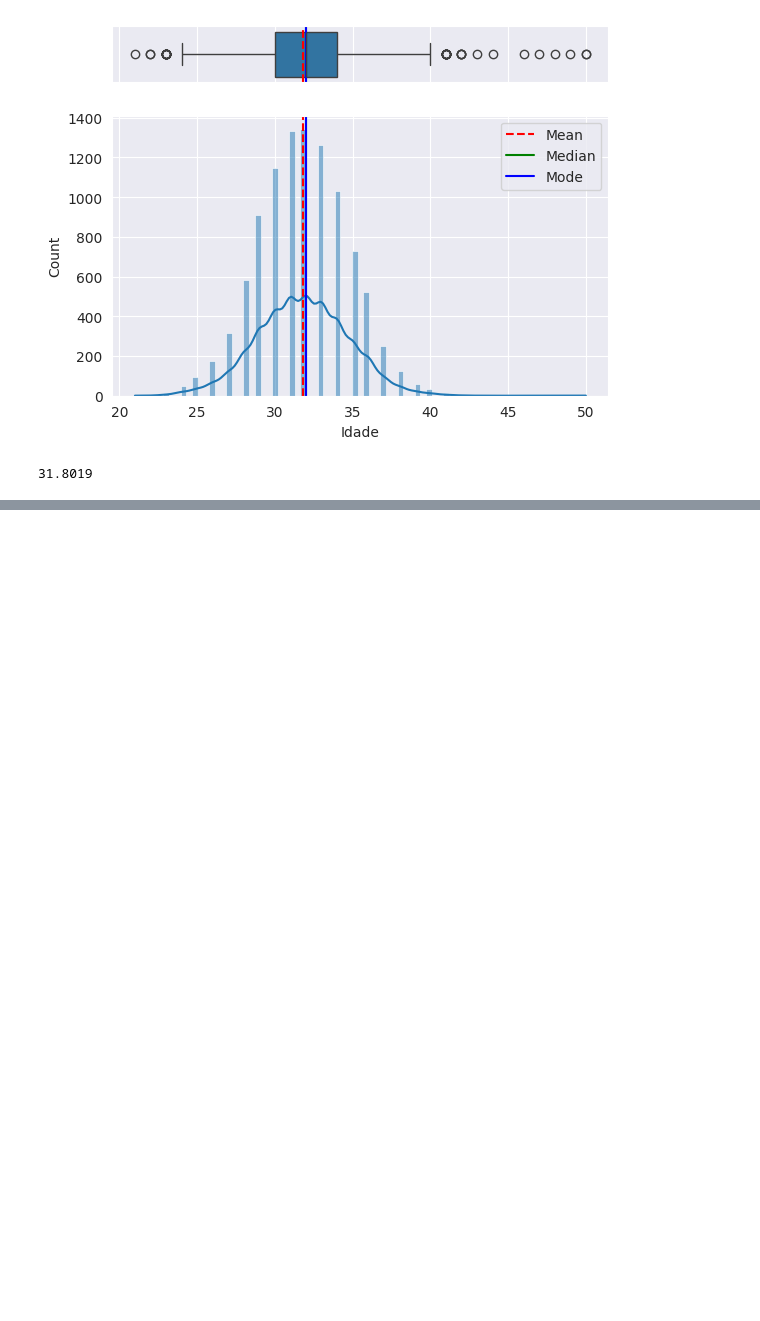
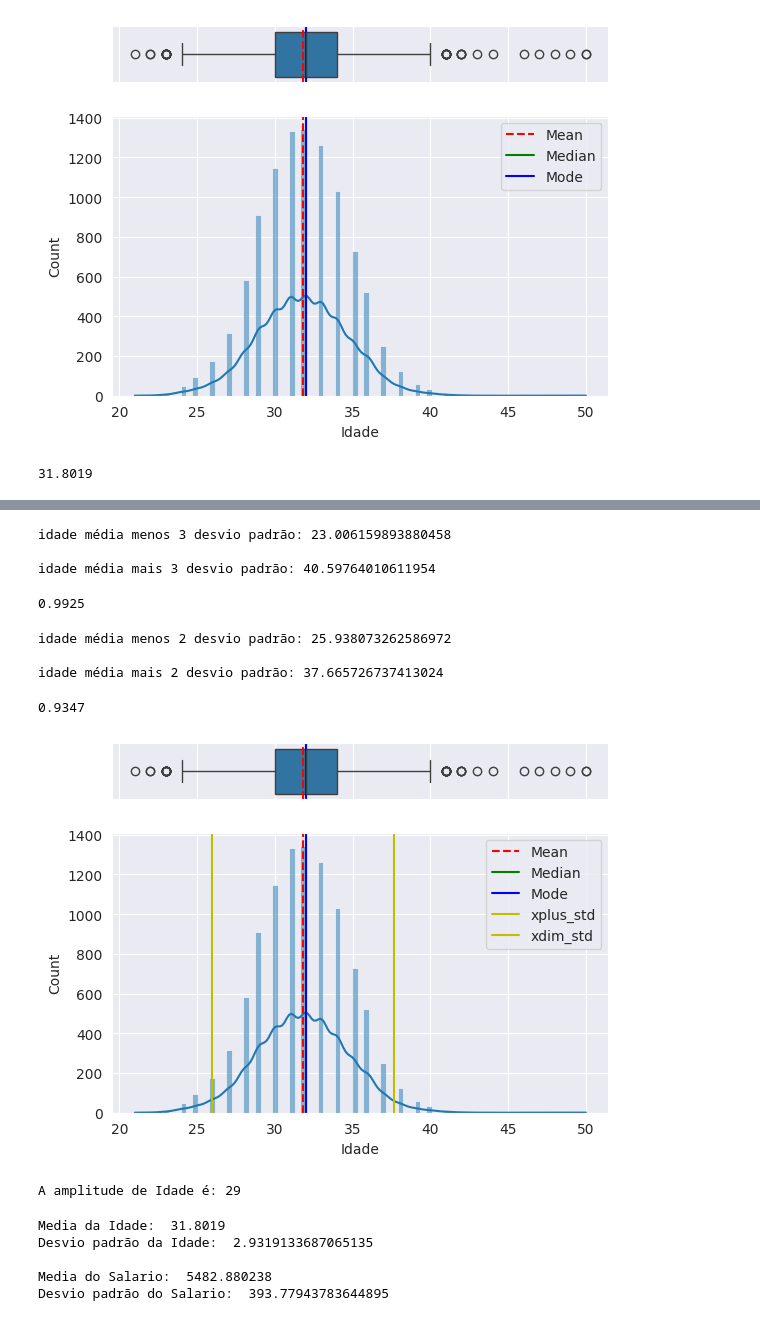
Before and after one commit to David-Castanheira/aula-analise-exploratoria-dados, a Jupyter notebook: aula_analise_exploratoria_dados.ipynb, the cells around one changed output, grey strips where cells are left out. Cells and saved outputs as stored; diff of their text form; code cells hidden in the pictures; blank space fills up the shorter version.

```diff
--- a/aula_analise_exploratoria_dados.ipynb
+++ b/aula_analise_exploratoria_dados.ipynb
@@ -1049,0 +1091,4 @@ mean
+# %%
+# Cálculo manual do desvio padrão, dado pela subtração das idades pela sua média
+dados['Dif_idade'] = dados['Idade'] - dados['Idade'].mean()
+dados[['Idade', 'Dif_idade']]
@@ -1049,0 +1109,4 @@ mean
+# %%
+# Cálculo de outro desvio padrão, dado pelo quadrado do desvio 1
+dados['Dif_idade_2'] = dados['Dif_idade'] ** 2
+dados[['Idade', 'Dif_idade', 'Dif_idade_2']]
@@ -1049,0 +1153,71 @@ mean
+# %%
+print('idade média menos 3 desvio padrão:', dados['Idade'].mean() - 3 * dados['Idade'].std())
+print('')
+print('idade média mais 3 desvio padrão:', dados['Idade'].mean() + 3 * dados['Idade'].std())
+# %% [output]
+idade média menos 3 desvio padrão: 23.006159893880458
+
+idade média mais 3 desvio padrão: 40.59764010611954
+# %%
+1 - (dados[dados['Idade'] >= 40]['Idade'].count() + dados[dados['Idade'] <= 23]['Idade'].count()) / len(dados['Idade'])
+# %% [output]
+0.9925
+# %%
+print('idade média menos 2 desvio padrão:', dados['Idade'].mean() - 2 * dados['Idade'].std())
+print('')
+print('idade média mais 2 desvio padrão:', dados['Idade'].mean() + 2 * dados['Idade'].std())
+# %% [output]
+idade média menos 2 desvio padrão: 25.938073262586972
+
+idade média mais 2 desvio padrão: 37.665726737413024
+# %%
+1 - (dados[dados['Idade'] >= 37]['Idade'].count() + dados[dados['Idade'] <= 25]['Idade'].count()) / len(dados['Idade'])
+# %% [output]
+0.9347
+# %%
+# Código passado em aula pelo professor - Licença de Antonello Manenti
+from matplotlib import pyplot as plt
+import pandas as pd
+import seaborn as sns
+
+f, (ax_box, ax_hist) = plt.subplots(2, sharex=True, gridspec_kw = {"height_ratios": (0.2, 1)})
+
+mean = dados['Idade'].mean()
+median = dados['Idade'].median()
+mode = dados['Idade'].mode().values[0]
+mean_plus_std = dados['Idade'].mean() + 2 * dados['Idade'].std()
+mean_dim_std = dados['Idade'].mean() - 2 * dados['Idade'].std()
+
+sns.boxplot(data = dados, x = "Idade", ax = ax_box)
+ax_box.axvline(mean, color='r', linestyle='--')
+ax_box.axvline(median, color='g', linestyle='-')
+ax_box.axvline(mode, color='b', linestyle='-')
+
+sns.histplot(data = dados, x = "Idade", ax = ax_hist, kde = True)
+ax_hist.axvline(mean, color='r', linestyle='--', label="Mean")
+ax_hist.axvline(median, color='g', linestyle='-', label="Median")
+ax_hist.axvline(mode, color='b', linestyle='-', label="Mode")
+ax_hist.axvline(mean_plus_std, color='y', linestyle='-', label="xplus_std")
+ax_hist.axvline(mean_dim_std, color='y', linestyle='-', label="xdim_std")
+
+plt.legend()
+ax_box.set(xlabel='')
+plt.show()
+# %% [output]
+[figure, added]
+# %%
+print('A amplitude de Idade é:', dados['Idade'].max() - dados['Idade'].min())
+# %% [output]
+A amplitude de Idade é: 29
+# %%
+print('Media da Idade: ', dados['Idade'].mean())
+print('Desvio padrão da Idade: ', dados['Idade'].std())
+print('')
+print('Media do Salario: ', dados['Salario'].mean())
+print('Desvio padrão do Salario: ', dados['Salario'].std())
+# %% [output]
+Media da Idade:  31.8019
+Desvio padrão da Idade:  2.9319133687065135
+
+Media do Salario:  5482.880238
+Desvio padrão do Salario:  393.77943783644895
```
Also changed, not shown: parts of 16 cells of this notebook.
